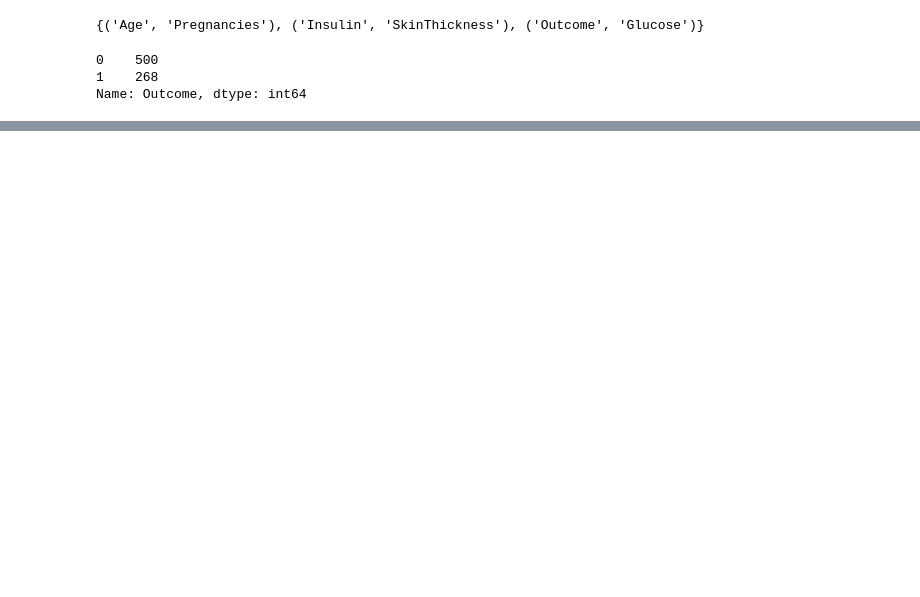
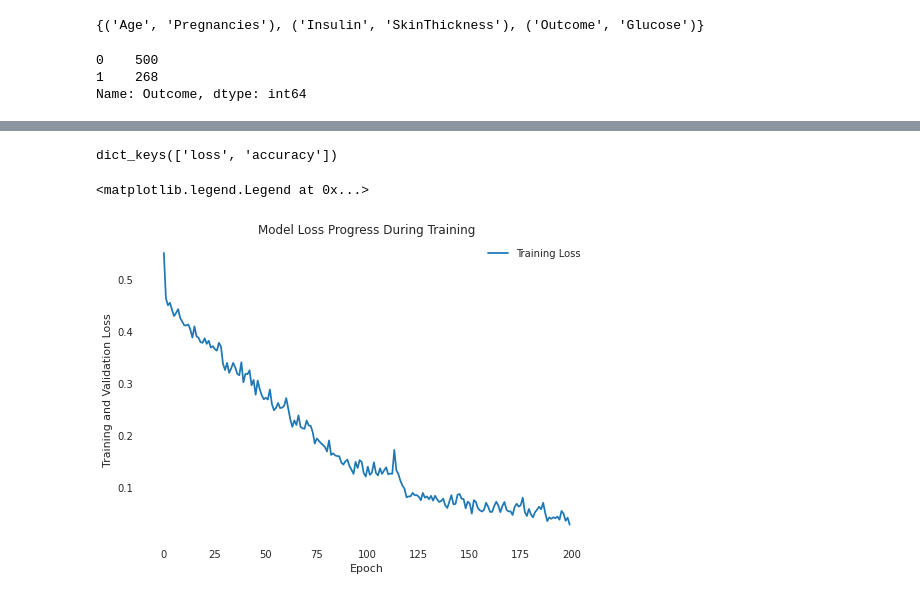
Before and after one commit to rajgupta-github/DeepLearning-with-Python, a Jupyter notebook: NeuralNetwork/Classification/Diabetes_Classification.ipynb, the cells around one changed output, grey strips where cells are left out. Cells and saved outputs as stored; diff of their text form; code cells hidden in the pictures; blank space fills up the shorter version.

```diff
--- a/NeuralNetwork/Classification/Diabetes_Classification.ipynb
+++ b/NeuralNetwork/Classification/Diabetes_Classification.ipynb
@@ -100,0 +118,4 @@ sns.pairplot(diabetes)
+# %%
+# Splitting the dataset into the Training set and Test set
+from sklearn.model_selection import train_test_split
+X_train, X_test, y_train, y_test = train_test_split(X, y, test_size = 0.2)
@@ -100,0 +126,9 @@ sns.pairplot(diabetes)
+# %%
+classifier = tf.keras.models.Sequential()
+classifier.add(tf.keras.layers.Dense(units=400, activation='relu', input_shape=(X.shape[1], )))
+classifier.add(tf.keras.layers.Dropout(0.2))
+
+classifier.add(tf.keras.layers.Dense(units=400, activation='relu'))
+classifier.add(tf.keras.layers.Dropout(0.2))
+
+classifier.add(tf.keras.layers.Dense(units=1, activation='sigmoid'))
@@ -100,0 +156,4 @@ sns.pairplot(diabetes)
+# %%
+classifier.compile(optimizer='Adam', loss='binary_crossentropy', metrics = ['accuracy'])
+# %%
+epochs_hist = classifier.fit(X_train, y_train, epochs = 200)
@@ -100,0 +181,13 @@ sns.pairplot(diabetes)
+# %%
+epochs_hist.history.keys()
+# %% [output]
+dict_keys(['loss', 'accuracy'])
+# %%
+plt.plot(epochs_hist.history['loss'])
+plt.title('Model Loss Progress During Training')
+plt.xlabel('Epoch')
+plt.ylabel('Training and Validation Loss')
+plt.legend(['Training Loss'])
+# %% [output]
+<matplotlib.legend.Legend at 0x...>
+[figure, added]
```
Also changed, not shown: parts of 20 cells of this notebook.
